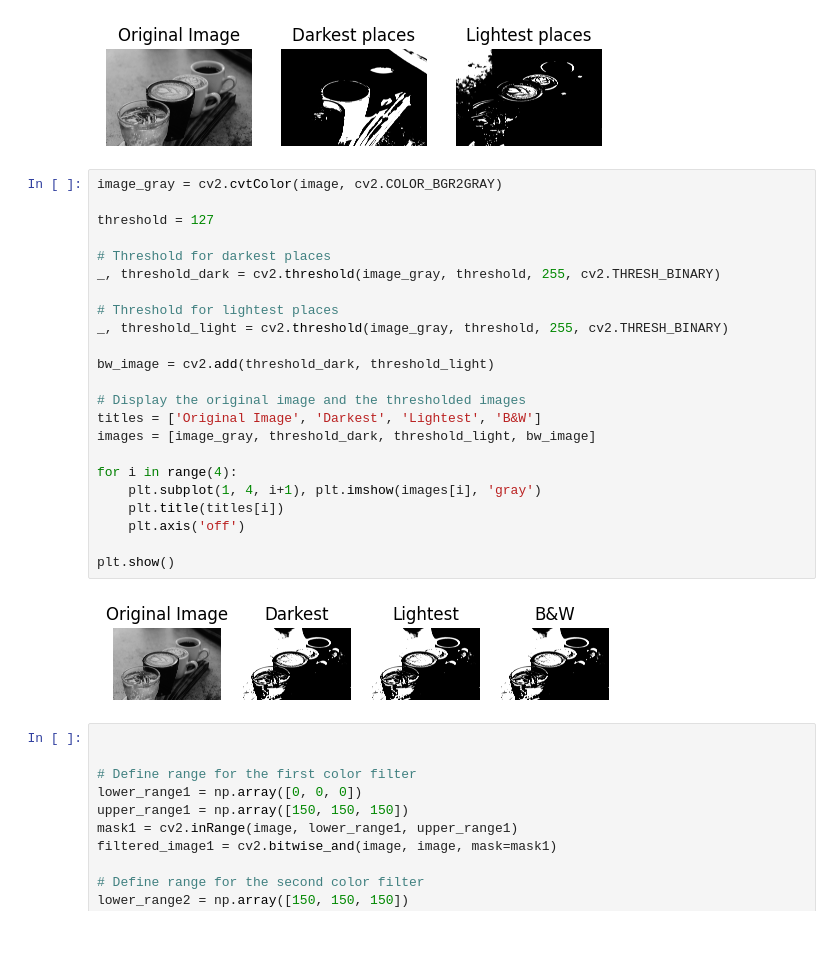
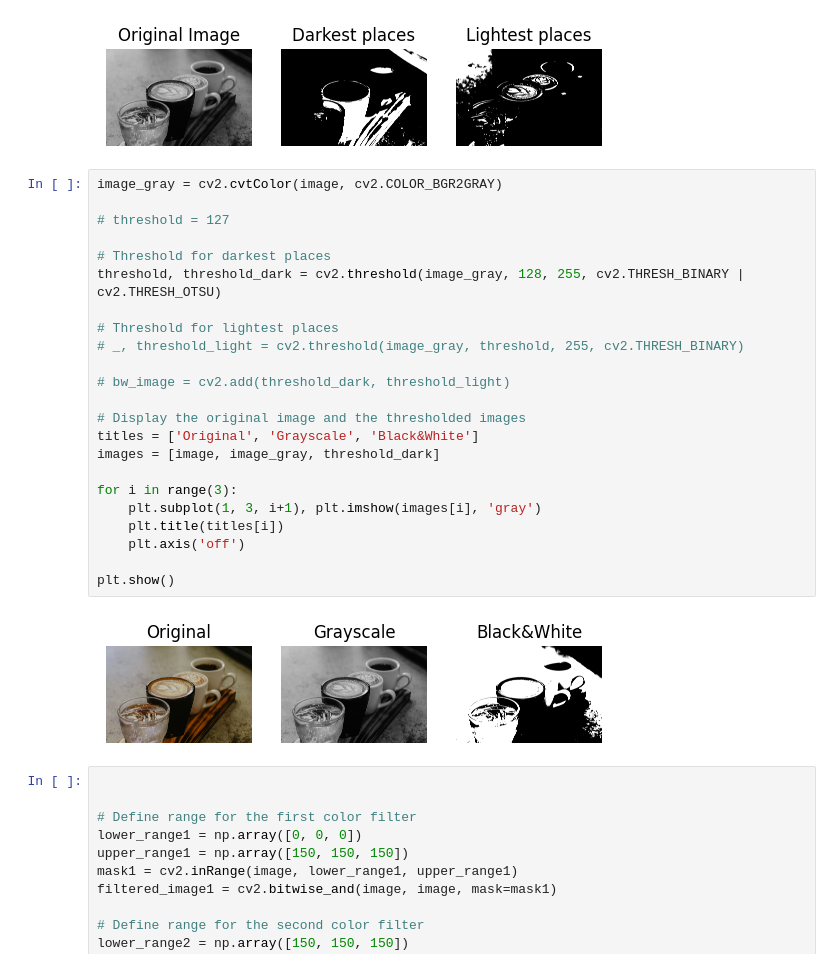
Before and after one commit to miroslav-matejovsky/experiments-with-opencv, a Jupyter notebook: notebook.ipynb, the cells around one changed output. Drawn from its saved outputs; the diff is of its cells as text; blank space fills up the shorter version.

Commit message:
added OTSU for B&W

```diff
--- a/notebook.ipynb
+++ b/notebook.ipynb
@@ -49,28 +49,28 @@ plt.show()
 # %%
 image_gray = cv2.cvtColor(image, cv2.COLOR_BGR2GRAY)
 
-threshold = 127
+# threshold = 127
 
 # Threshold for darkest places
-_, threshold_dark = cv2.threshold(image_gray, threshold, 255, cv2.THRESH_BINARY)
+threshold, threshold_dark = cv2.threshold(image_gray, 128, 255, cv2.THRESH_BINARY | cv2.THRESH_OTSU)
 
 # Threshold for lightest places
-_, threshold_light = cv2.threshold(image_gray, threshold, 255, cv2.THRESH_BINARY)
+# _, threshold_light = cv2.threshold(image_gray, threshold, 255, cv2.THRESH_BINARY)
 
-bw_image = cv2.add(threshold_dark, threshold_light)
+# bw_image = cv2.add(threshold_dark, threshold_light)
 
 # Display the original image and the thresholded images
-titles = ['Original Image', 'Darkest', 'Lightest', 'B&W']
-images = [image_gray, threshold_dark, threshold_light, bw_image]
+titles = ['Original', 'Grayscale', 'Black&White']
+images = [image, image_gray, threshold_dark]
 
-for i in range(4):
-    plt.subplot(1, 4, i+1), plt.imshow(images[i], 'gray')
+for i in range(3):
+    plt.subplot(1, 3, i+1), plt.imshow(images[i], 'gray')
     plt.title(titles[i])
     plt.axis('off')
 
 plt.show()
 # %% [output]
-[figure, old version]
+[figure, new version]
 # %%
 
 
```
